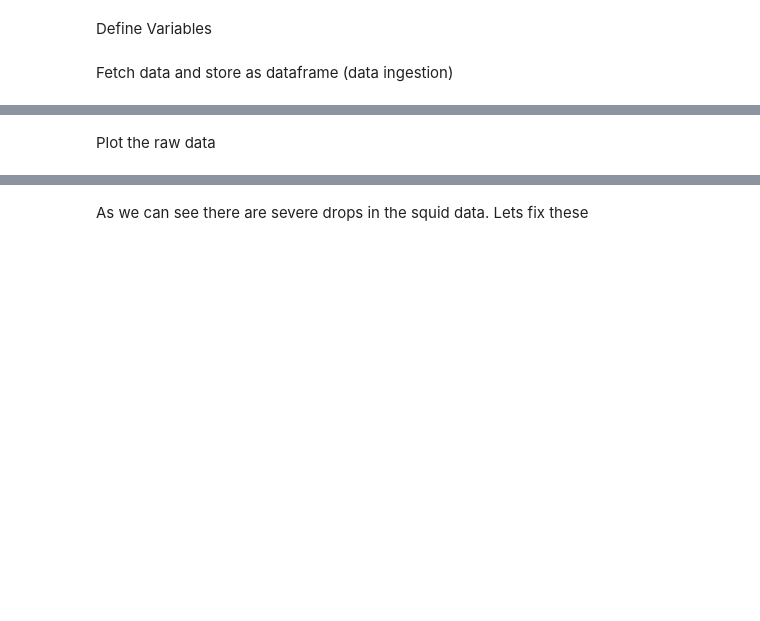
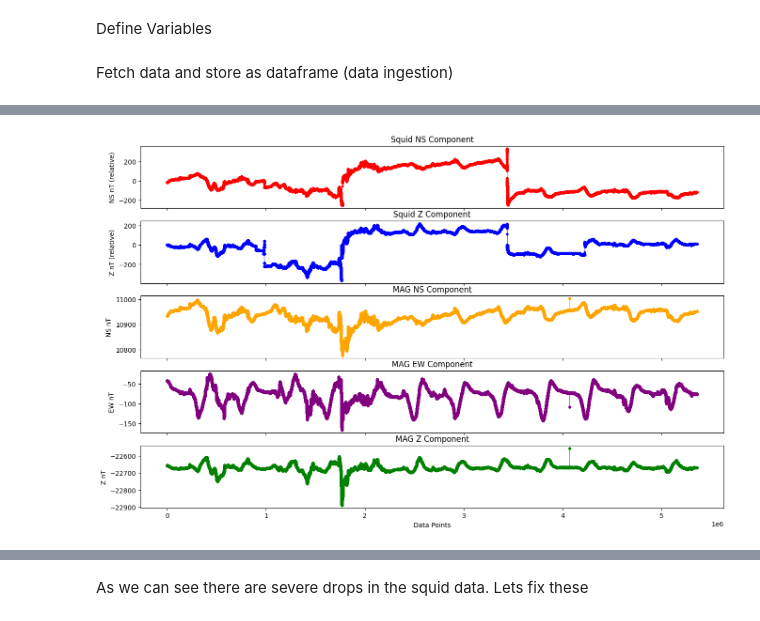
Before and after one commit to TPiphone/Bigdata_Event_Detection, a Jupyter notebook: bigdata_detection/modules/eda.ipynb, the cells around one changed output, grey strips where cells are left out. Drawn from its saved outputs; the diff is of its cells as text; code cells hidden in the pictures; blank space fills up the shorter version.

```diff
--- a/bigdata_detection/modules/eda.ipynb
+++ b/bigdata_detection/modules/eda.ipynb
@@ -28,8 +30,12 @@ Fetch data and store as dataframe (data ingestion)
 data_arr_mag = eda.process_data(eda.get_data('ctumag', eda.read_txt_file, start_date, end_date))
 data_arr_squid = eda.process_data(eda.get_data('squid', eda.read_txt_file, start_date, end_date))
 df = eda.create_dataframe(data_arr_mag, data_arr_squid, start_date)
+df = df.astype({'NS_SQUID': 'float32', 'Z_SQUID': 'float32', 'NS_Fluxgate': 'float32', 'EW_Fluxgate': 'float32', 'Z_Fluxgate': 'float32'})
+del data_arr_mag, data_arr_squid
+gc.collect()
 # df = df.between_time('12:30:00', '13:30:00') # Select only a small subset of the data for analysis
 # print(f' \n Shape of df', df.shape)
 print(f' \nNumber of days data = Total records {df.shape[0]} / records per day (431998) = {df.shape[0]/431998} ')
 print(f' \nHead of dataframe: \n', df.head().to_string(index=True))
+eda.generateDataPlots(df['NS_SQUID'].values, df['Z_SQUID'].values, df['NS_Fluxgate'].values, df['EW_Fluxgate'].values, df['Z_Fluxgate'].values, df.shape[0], 431997, start_date, end_date)
 # %% [output]
@@ -47,2 +53 @@ Head of dataframe:
+[figure, added]
-# %% [markdown]
-Plot the raw data
```
Also changed, not shown: parts of 54 cells of this notebook, 4 other files.
